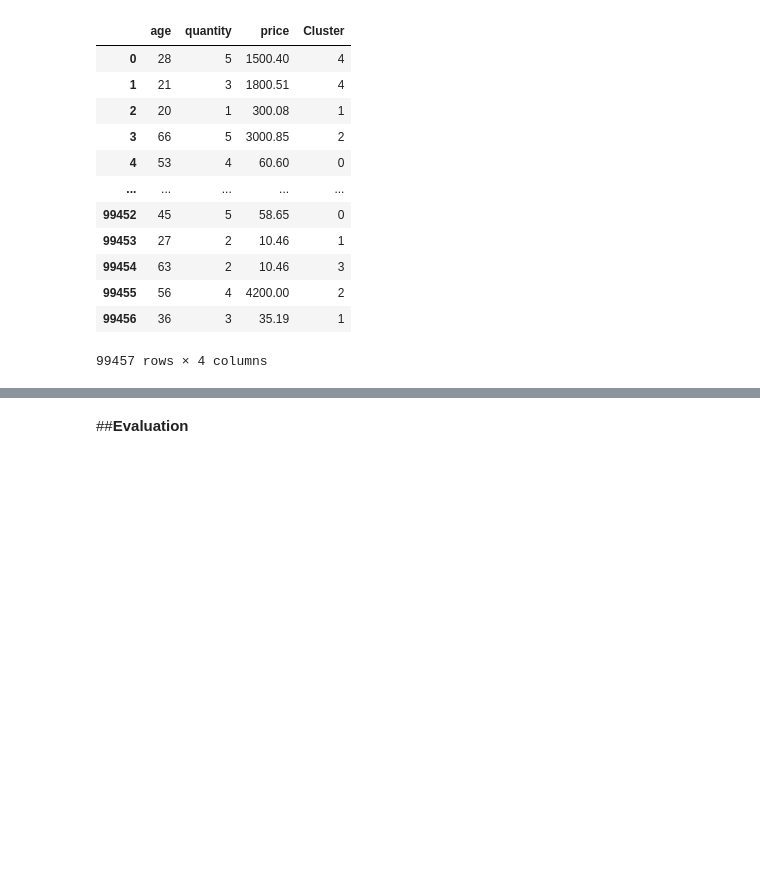
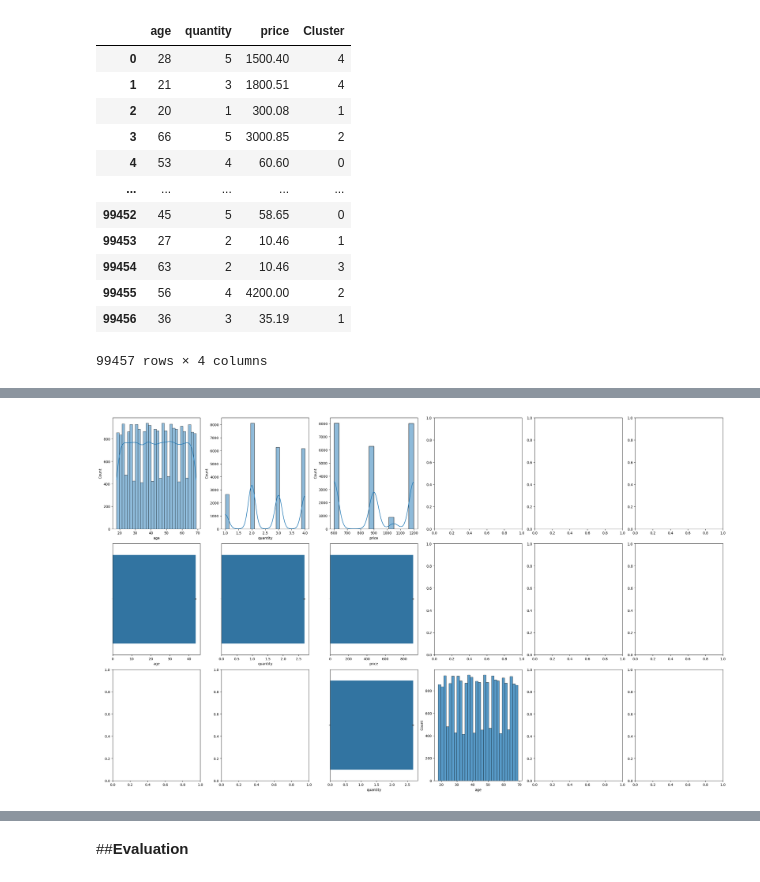
Before and after one commit to FajarRisk1/PA-Data-Mining-Kelompok-5-A2, a Jupyter notebook: PA_Data_Mining_Kelompok_5_A2.ipynb, the cells around one changed output, grey strips where cells are left out. Cells and saved outputs as stored; diff of their text form; code cells hidden in the pictures; blank space fills up the shorter version.

```diff
--- a/PA_Data_Mining_Kelompok_5_A2.ipynb
+++ b/PA_Data_Mining_Kelompok_5_A2.ipynb
@@ -1047,3 +1273,7 @@ df.to_csv("dfcluster.csv")
+# %%
+plot_cluster(cluster3)
+# %% [output]
+[figure, added]
 # %%
 kmeans.plot_3d("age","quantity","price")
 # %% [output]
```
Also changed, not shown: parts of 20 cells of this notebook.
